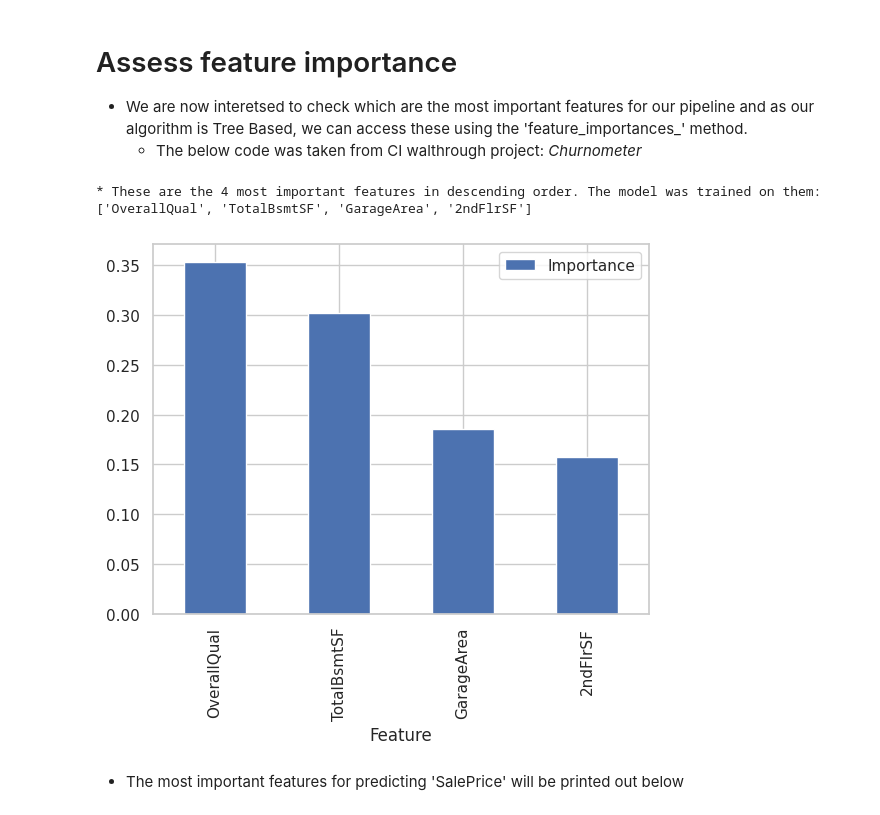
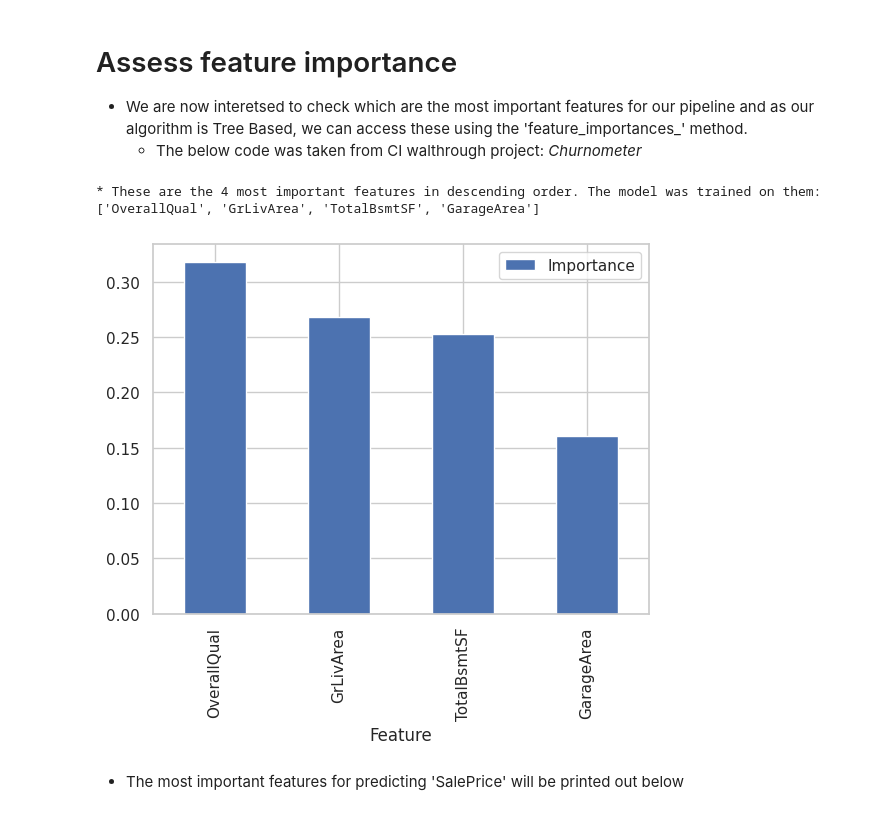
Before and after one commit to SamMartin92/milestone-project-heritage-housing-issues, a Jupyter notebook: jupyter_notebooks/5.PredictSalePrice.ipynb, the cells around one changed output. Cells and saved outputs as stored; diff of their text form; code cells hidden in the pictures.

Commit message:
changes steps in pipeline_regressor

```diff
--- a/jupyter_notebooks/5.PredictSalePrice.ipynb
+++ b/jupyter_notebooks/5.PredictSalePrice.ipynb
@@ -271,7 +286,7 @@ params_quick_search = {
 * We will check how LogisticRegression performs against the other algorithms. If it is not the best performer, we will remove it from our search and run again with a greater cross validation value.
 # %%
 from sklearn.metrics import make_scorer, r2_score
-search = HyperparameterOptimizationSearch(models=models_quick_search[0], params=params_quick_search[0])
+search = HyperparameterOptimizationSearch(models=models_quick_search, params=params_quick_search)
 search.fit(X_train, y_train,
             scoring='r2', n_jobs=-1, cv=2)
 # %% [output]
@@ -341,3 +356,7 @@ params_quick_search = {
     "ExtraTreesRegressor":{},
     "AdaBoostRegressor":{},
 }
+# %%
+search = HyperparameterOptimizationSearch(models=models_quick_search, params=params_quick_search)
+search.fit(X_train, y_train,
+            scoring='r2', n_jobs=-1, cv=5)
@@ -371,27 +412,41 @@ grid_search_summary
 #                                            subsample=0.1))])
 # %%
 models_search = {
-    "LinearRegression": LinearRegression(),
+    # "LinearRegression": LinearRegression(),
     "GradientBoostingRegressor": GradientBoostingRegressor(random_state=0),
 }
+
+# params_search = {
+#     "GradientBoostingRegressor": {
+#         'model__n_estimators': [350,375,400],
+#         'model__learning_rate': [1e-1,1e-2,1e-3],
+#         'model__max_depth': [3,10,None],
+#         'model__min_samples_split': [2,3,5],
+#         'model__min_weight_fraction_leaf':[0.0, 0.3, 0.5],
+#         'model__min_impurity_decrease': [0],
+#         'model__subsample': [0.1],
+#         'model__validation_fraction':[0,0.1,0.2] },
+
+#     # "LinearRegression":{
+#     #     "model__copy_X": [True, False],
+#     #     "model__fit_intercept": [True, False],
+#     #     "model__n_jobs": [None, 3, 5],
+#     #     "model__normalize": [True, False],
+#     #     "model__positive": [True, False],
+#     # }
+
+# }
 
 params_search = {
     "GradientBoostingRegressor": {
         'model__learning_rate': [0.01],
         'model__max_depth': [None],
         'model__min_impurity_decrease': [0],
-        'model__min_samples_split': [5],
+        'model__min_samples_split': [3],
         'model__min_weight_fraction_leaf': [0.0],
         'model__n_estimators': [400],
-        'model__subsample': [0.1]},
-
-    "LinearRegression":{
-        "model__copy_X": [True, False],
-        "model__fit_intercept": [True, False],
-        "model__n_jobs": [None, 3, 5],
-        "model__normalize": [True, False],
-        "model__positive": [True, False],
-    }
+        'model__subsample': [0.1],
+        'model__validation_fraction': [0]}
 
 }
 # %% [markdown]
@@ -539,34 +588,34 @@ Root Mean Squared Error: 38834.475
 # %%
 %matplotlib inline
 import matplotlib.pyplot as plt
 import seaborn as sns
 sns.set_style('whitegrid')
 
 # after data cleaning and feat engine, the feature may space changes
-data_cleaning_feat_eng_steps = 8 # how many data cleaning and feature engineering does your pipeline have?
+data_cleaning_feat_eng_steps = 9 # how many data cleaning and feature engineering does your pipeline have?
 columns_after_data_cleaning_feat_eng = (Pipeline(pipeline_regressor.steps[:data_cleaning_feat_eng_steps])
                                         .transform(X_train)
                                         .columns)
 
 best_features = columns_after_data_cleaning_feat_eng[pipeline_regressor['feat_selection'].get_support()].to_list()
 
 # # create DataFrame to display feature importance
 df_feature_importance = (pd.DataFrame(data={
           'Feature': columns_after_data_cleaning_feat_eng[pipeline_regressor['feat_selection'].get_support()],
           'Importance': pipeline_regressor['model'].feature_importances_})
   .sort_values(by='Importance', ascending=False)
   )
 
 # # Most important features statement and plot
 print(f"* These are the {len(best_features)} most important features in descending order. "
       f"The model was trained on them: \n{df_feature_importance['Feature'].to_list()}")
 
 df_feature_importance.plot(kind='bar',x='Feature',y='Importance')
 plt.show()
 # %% [output]
 * These are the 4 most important features in descending order. The model was trained on them:
-['OverallQual', 'TotalBsmtSF', 'GarageArea', '2ndFlrSF']
+['OverallQual', 'GrLivArea', 'TotalBsmtSF', 'GarageArea']
-[figure, old version]
+[figure, new version]
 # %% [markdown]
 * The most important features for predicting 'SalePrice' will be printed out below
 # %%
```
Also changed, not shown: parts of 24 cells of this notebook, 1 other file.
